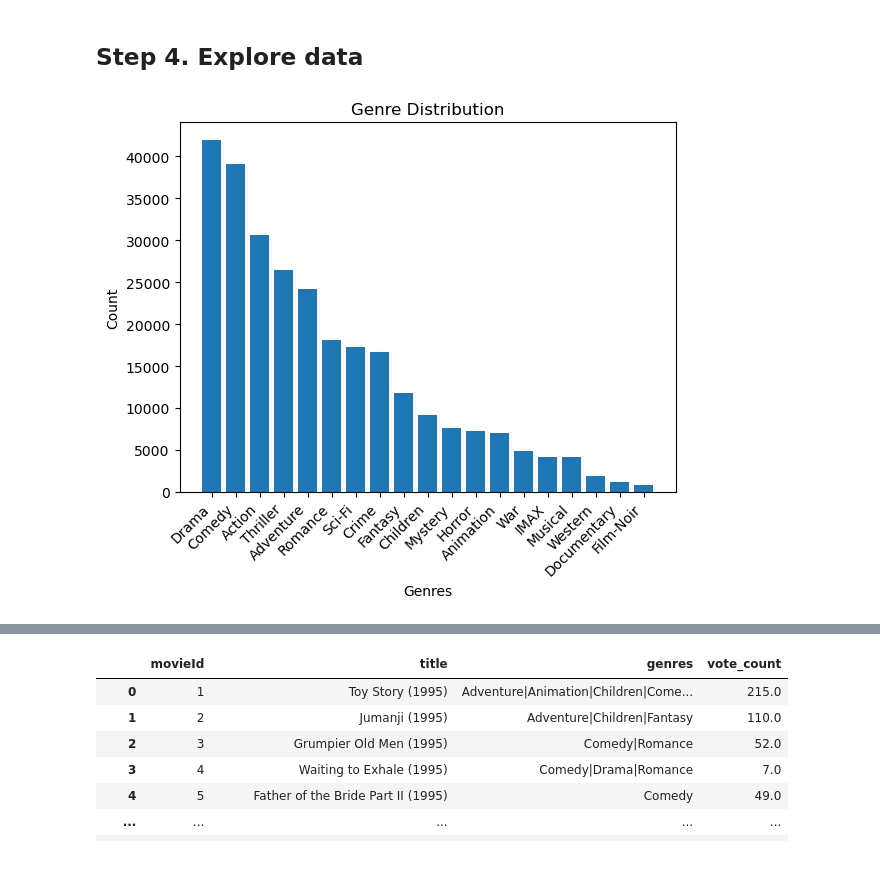
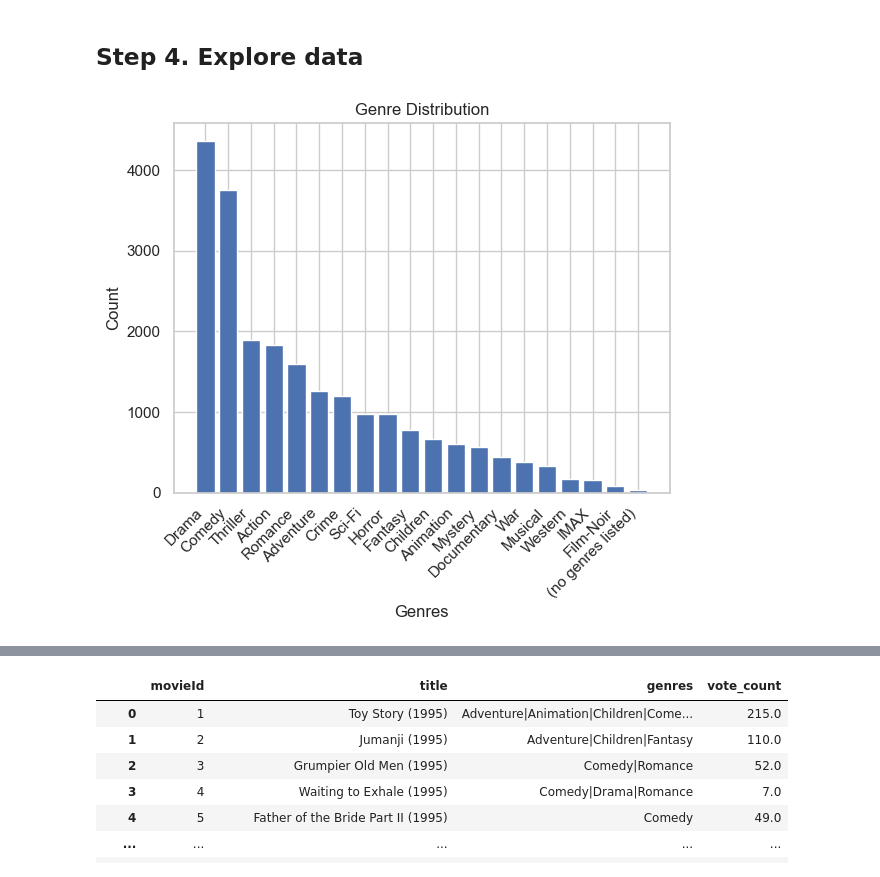
Before and after one commit to Toebzy/Recommendation-System, a Jupyter notebook: Exam/Exam.ipynb, the cells around one changed output, grey strips where cells are left out. Saved outputs shown, nothing was run; the diff lists cells and outputs as text; code cells hidden in the pictures.

```diff
--- a/Exam/Exam.ipynb
+++ b/Exam/Exam.ipynb
@@ -133,9 +116,9 @@ dtype: int64
 We can see that there are no missing or NaN values.
 # %%
 all_genres = movies['genres'].str.split('|', expand=True).stack()
-unique_genres = all_genres.value_counts()
+unique_genres_movies = all_genres.value_counts()
 print("Number of occurrences for each genre:")
-print(unique_genres)
+print(unique_genres_movies)
 # %% [output]
 Number of occurrences for each genre:
 Drama                 4361
@@ -299,14 +282,14 @@ dtype: object
 # %% [markdown]
 ## Step 4. Explore data
 # %%
-plt.bar(unique_genres.index, unique_genres)
+plt.bar(unique_genres_movies.index, unique_genres_movies)
 plt.xlabel('Genres')
 plt.ylabel('Count')
 plt.title('Genre Distribution')
 plt.xticks(rotation=45, ha='right')
 plt.show()
 # %% [output]
-[figure, old version]
+[figure, new version]
 # %%
 plt.hist(mvrt['rating'], bins=10, edgecolor='black')
 plt.xlabel('Rating')
```
Also changed, not shown: parts of 16 cells of this notebook.
